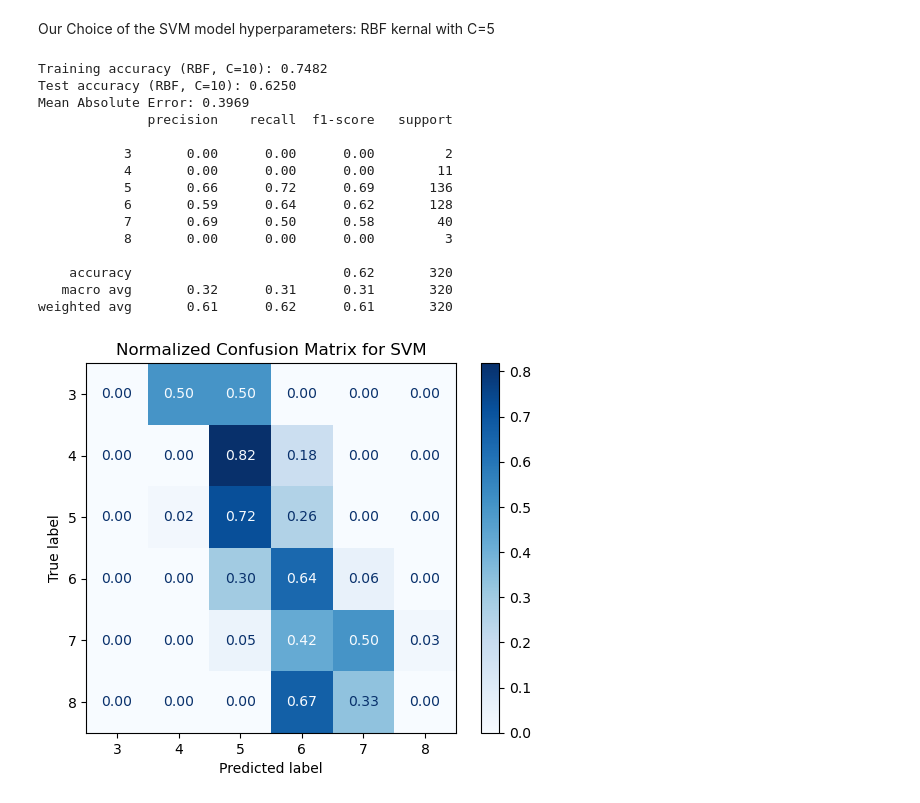
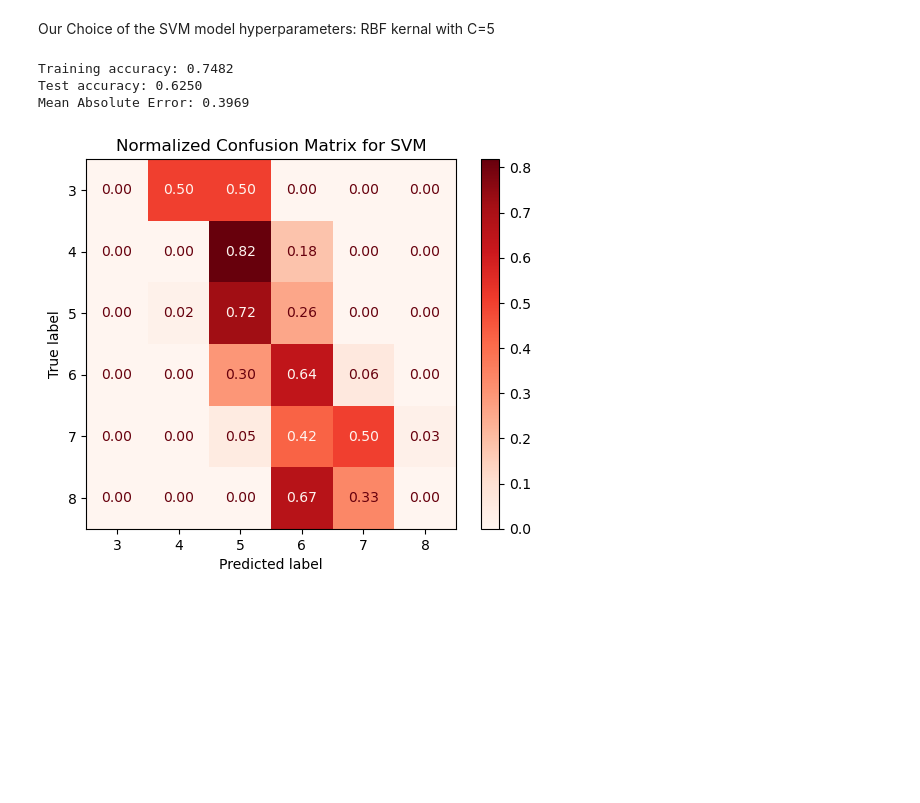
Before and after one commit to Liuuushhenbbei/417_final_project, a Jupyter notebook: codes.ipynb, the cells around one changed output. Drawn from its saved outputs; the diff is of its cells as text; code cells hidden in the pictures; blank space fills up the shorter version.

```diff
--- a/codes.ipynb
+++ b/codes.ipynb
@@ -137,41 +137,29 @@ Our Choice of the SVM model hyperparameters: RBF kernal with C=5
 # %%
 #Train the SVM model with the best choice + training accuracy + test accuracy + confusion matrix heatmap
 from sklearn.metrics import accuracy_score, confusion_matrix, ConfusionMatrixDisplay
 from sklearn.metrics import mean_absolute_error
 from sklearn.metrics import classification_report
 
 model = SVC(kernel="rbf", C=5)
 model.fit(X_train_scaled, y_train)
 
 y_train_pred = model.predict(X_train_scaled)
 train_acc = accuracy_score(y_train, y_train_pred)
-print(f"Training accuracy (RBF, C=10): {train_acc:.4f}")
+print(f"Training accuracy: {train_acc:.4f}")
 y_test_pred = model.predict(X_test_scaled)
 test_acc = accuracy_score(y_test, y_test_pred)
-print(f"Test accuracy (RBF, C=10): {test_acc:.4f}")
+print(f"Test accuracy: {test_acc:.4f}")
 
 mae_svm = mean_absolute_error(y_test, y_test_pred)
 print(f"Mean Absolute Error: {mae_svm:.4f}")  #mean absolute error
 
 cm_norm = confusion_matrix(y_test, y_test_pred, normalize="true")
 disp = ConfusionMatrixDisplay(cm_norm, display_labels=np.sort(y_train.unique()))
-disp.plot(cmap="Blues", values_format=".2f")
+disp.plot(cmap="Reds", values_format=".2f")
 plt.title("Normalized Confusion Matrix for SVM")
 plt.show()
 # %% [output]
-Training accuracy (RBF, C=10): 0.7482
-Test accuracy (RBF, C=10): 0.6250
+Training accuracy: 0.7482
+Test accuracy: 0.6250
 Mean Absolute Error: 0.3969
-              precision    recall  f1-score   support
-
-           3       0.00      0.00      0.00         2
-           4       0.00      0.00      0.00        11
-           5       0.66      0.72      0.69       136
-           6       0.59      0.64      0.62       128
-           7       0.69      0.50      0.58        40
-           8       0.00      0.00      0.00         3
-
-    accuracy                           0.62       320
-   macro avg       0.32      0.31      0.31       320
-weighted avg       0.61      0.62      0.61       320
-[figure, old version]
+[figure, new version]
```
Also changed, not shown: parts of 1 cell of this notebook.
